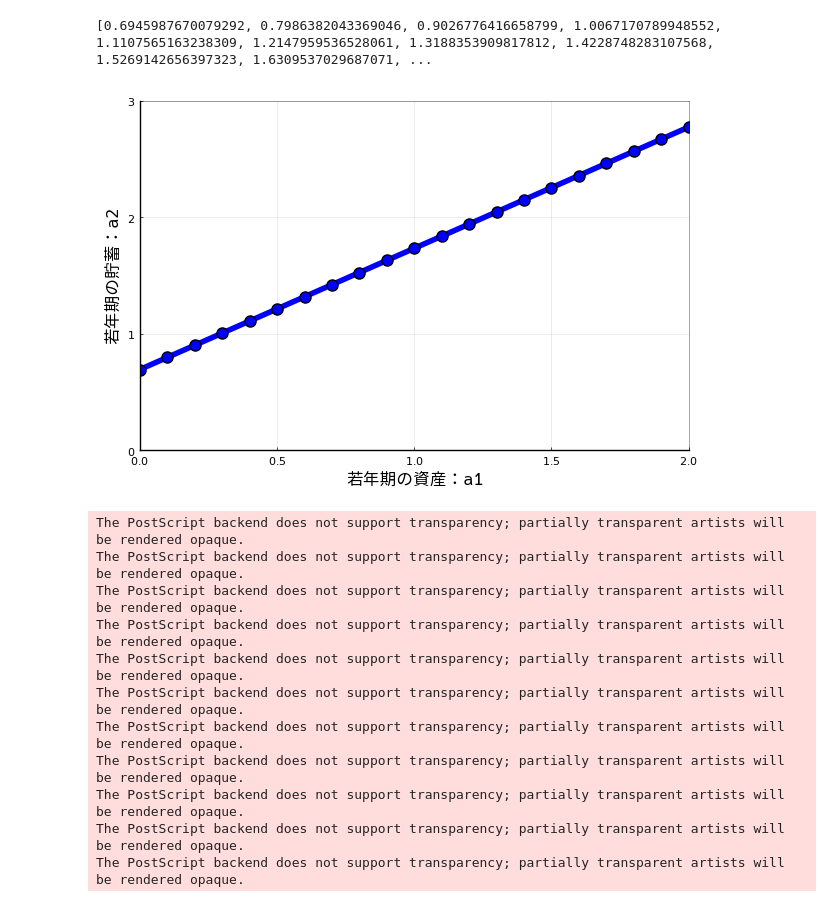
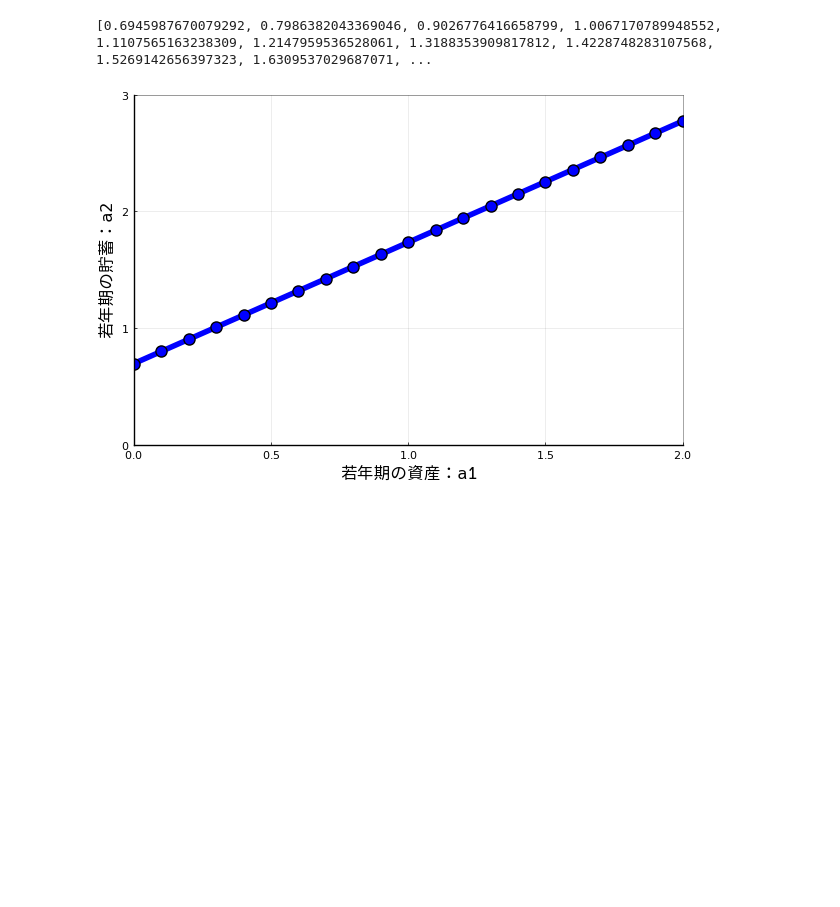
Before and after one commit to quant-macro-book/chapter2, a Jupyter notebook: Julia/Jupyter/quantmacro_chapter2_6.ipynb, the cells around one changed output. Drawn from its saved outputs; the diff is of its cells as text; code cells hidden in the pictures; blank space fills up the shorter version.

```diff
--- a/Julia/Jupyter/quantmacro_chapter2_6.ipynb
+++ b/Julia/Jupyter/quantmacro_chapter2_6.ipynb
@@ -230,33 +194,22 @@ print(a1_nl)
 # %%
 plt = plot(params.grid_a, a1_nl,
     color = :blue,
     marker = :circle,
     legend = :none,
     xlims = (0, 2.0),
     ylims = (0, 3.0),
     label = ("EGM"),
     xlabel = ("若年期の資産：a1"),
     ylabel = ("若年期の貯蓄：a2"),
     linewidth = 4,
     markersize = 8,
     titlefont = font("HackGen35Nerd", 12),
     guidefont = font("HackGen35Nerd", 12),
     tickfont = font("HackGen35Nerd", 8),
     legend_font_family = ("HackGen35Nerd"),
     legendfontsize = 12,
     framestyle = :semi
 )
-savefig("../figure/Fig2_pol_three_period12.eps")
+#savefig("../figure/Fig2_pol_three_period12.eps")
 # %% [output]
-[figure, old version]
+[figure, new version]
-The PostScript backend does not support transparency; partially transparent artists will be rendered opaque.
-The PostScript backend does not support transparency; partially transparent artists will be rendered opaque.
-The PostScript backend does not support transparency; partially transparent artists will be rendered opaque.
-The PostScript backend does not support transparency; partially transparent artists will be rendered opaque.
-The PostScript backend does not support transparency; partially transparent artists will be rendered opaque.
-The PostScript backend does not support transparency; partially transparent artists will be rendered opaque.
-The PostScript backend does not support transparency; partially transparent artists will be rendered opaque.
-The PostScript backend does not support transparency; partially transparent artists will be rendered opaque.
-The PostScript backend does not support transparency; partially transparent artists will be rendered opaque.
-The PostScript backend does not support transparency; partially transparent artists will be rendered opaque.
-The PostScript backend does not support transparency; partially transparent artists will be rendered opaque.
```
Also changed, not shown: parts of 15 cells of this notebook, 12 other files.
